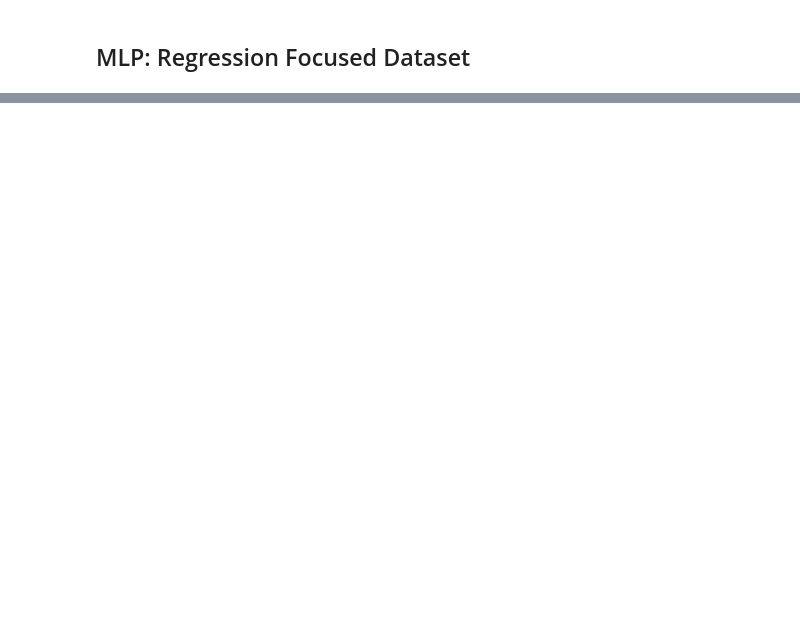
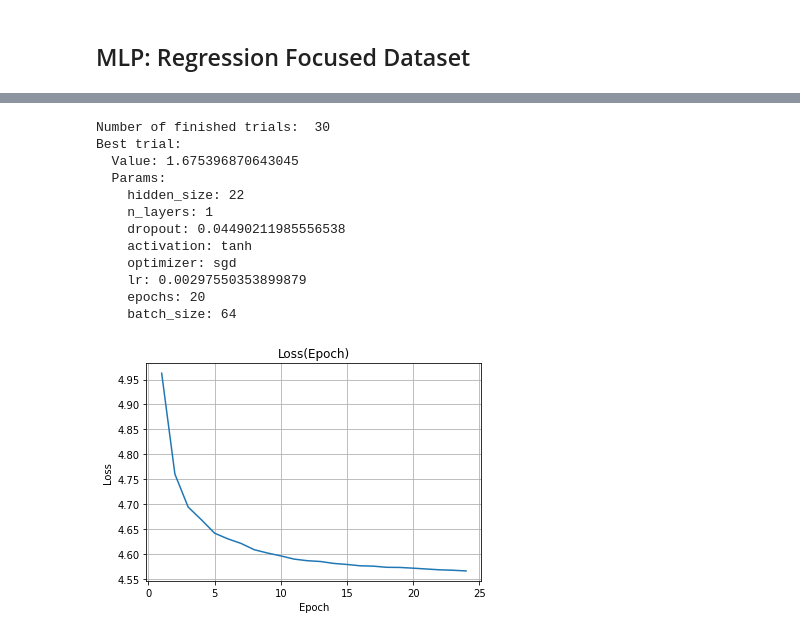
Before and after one commit to jamilsonjr/AI-to-forecast-constraints-in-the-energy-systems, a Jupyter notebook: jupyter_notebooks/sparse_focused_hyperparams_tunning_dl.ipynb, the cells around one changed output, grey strips where cells are left out. Drawn from its saved outputs; the diff is of its cells as text; code cells hidden in the pictures; blank space fills up the shorter version.

```diff
--- a/jupyter_notebooks/sparse_focused_hyperparams_tunning_dl.ipynb
+++ b/jupyter_notebooks/sparse_focused_hyperparams_tunning_dl.ipynb
@@ -223,16 +222,22 @@ def objective(trial):
         }
     model = myai.Context(myai.MultilayerPerceptronStrategy(hyper_params))
     model.fit(data)
-    prediction = model.predict(data).detach().numpy().astype(bool)
+    # print(model.strategy.model.eval())
+    prediction = model.predict(data).detach().numpy()
     prediction = pd.DataFrame(prediction, columns=y_max_u.columns)
+    # print('bus_16 prediction: ', prediction['bus_16'])
     y_max_u_train = pd.DataFrame(y_max_u_train, columns=y_max_u.columns)
     # evaluate the regression performance with my metrics
     threshold = y_max_u_train.loc[:, y_max_u_train.max(axis=0) != 0].max(axis=0).mean() * 0.1
+    # print('threshold: ', threshold)
     metric = metrics.Metrics()
     data['y_test'] = pd.DataFrame(data['y_test'], columns=y_max_u.columns)
+    # evaluate the regression performance with my metrics
+    threshold = data['y_test'].loc[:, data['y_test'].max(axis=0) != 0].max(axis=0).mean() * 0.1
+    metric = metrics.Metrics()
     metric.get_prediction_scores(prediction, data['y_test'], threshold=threshold)
-    return metric.true_positives_rmse
-study = optuna.create_study(direction="minimize")
+    return metric.hybrid_f1
+study = optuna.create_study(direction="maximize")
 study.optimize(objective, n_trials=num_trials)
 print("Number of finished trials: ", len(study.trials))
 print("Best trial:")
@@ -247,3 +252,4 @@ with open("./hyper_params_results/params_mlp_regressor_focused_max_u.csv", "w")
     for key, value in trial.params.items():
         f.write("{},{}\n".format(key, value))
     f.write("value,{}\n".format(trial.value))
+# %% [output]
@@ -249,0 +273,13 @@ with open("./hyper_params_results/params_mlp_regressor_focused_max_u.csv", "w")
+Number of finished trials:  30
+Best trial:
+  Value: 1.675396870643045
+  Params:
+    hidden_size: 22
+    n_layers: 1
+    dropout: 0.04490211985556538
+    activation: tanh
+    optimizer: sgd
+    lr: 0.00297550353899879
+    epochs: 20
+    batch_size: 64
+[figure, added]
```
Also changed, not shown: parts of 4 cells of this notebook, 26 other files.
